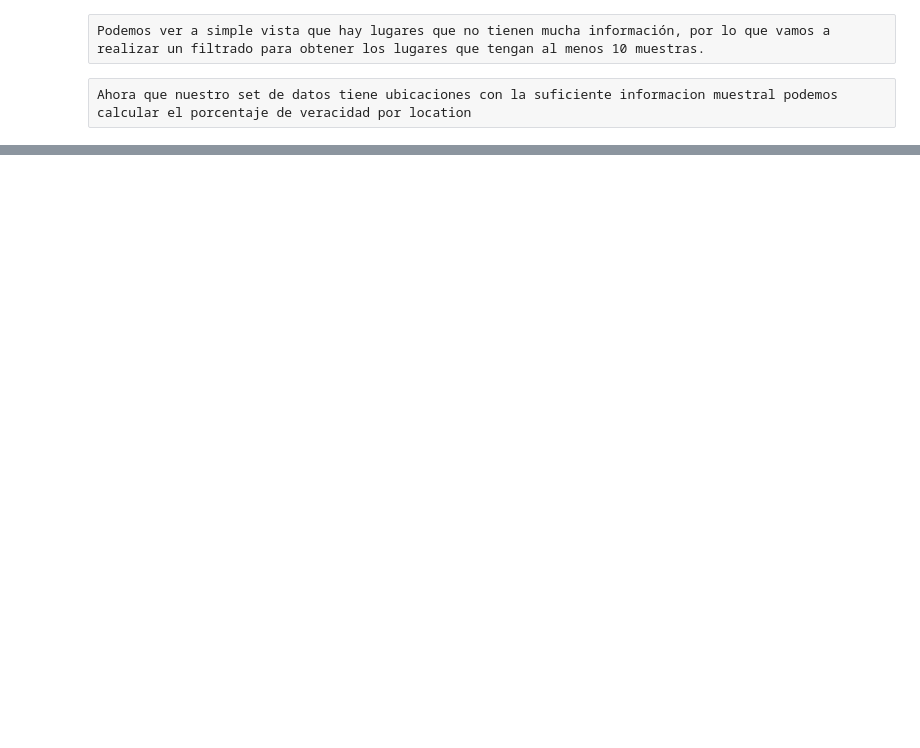
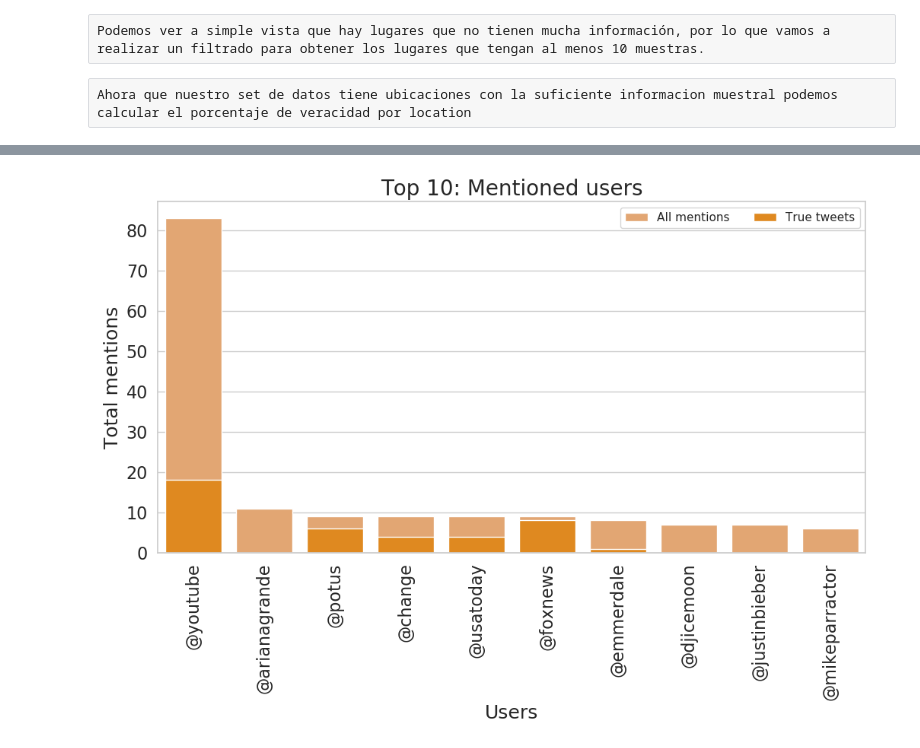
Before and after one commit to d-bizari/Organizacion-de-datos, a Jupyter notebook: TP1.ipynb, the cells around one changed output, grey strips where cells are left out. Saved outputs shown, nothing was run; the diff lists cells and outputs as text; code cells hidden in the pictures; blank space fills up the shorter version.

```diff
--- a/TP1.ipynb
+++ b/TP1.ipynb
@@ -351,15 +664,20 @@ topMentions.sort_values(ascending=True, inplace = True)
 # %%
 #Top 10 mentioned users barplot
-colors = {'@youtube': 'red','@arianagrande':'plum', '@justinbieber':'violet',\
-         '@potus':'limegreen', '@change':'yellow', '@usatoday':'steelblue',\
-         '@foxnews':'c', '@emmerdale':'silver', '@djicemoon':'skyblue', '@mikeparractor':'lightsalmon'}
-ax = sns.barplot(x = topMentions.index, y = topMentions, palette = colors);
+topMentions = usersDataFrame[usersDataFrame.occurrence > 5]
+topMentionUsers = topMentions.occurrence.nlargest(10).index
+
+ax = sns.barplot(x=topMentionUsers, y = topMentions.loc[topMentionUsers,'occurrence'],color='sandybrown',label='All mentions')
+sns.barplot(x=topMentionUsers, y = topMentions.loc[topMentionUsers,'target_sum'], color='darkorange',label='True tweets')
+
 ax.set_title('Top 10: Mentioned users', fontsize=20)
 ax.set_xlabel('Users', fontsize = 18)
 ax.set_ylabel('Total mentions', fontsize = 18)
 ax.set_xticklabels(ax.get_xticklabels(), rotation=90)
 ax.tick_params(axis="both", labelsize=16)
-ax.figure.set_size_inches(14, 8);
+ax.legend(ncol=2, loc='best', frameon=True);
+ax.figure.set_size_inches(12, 6);
+# %% [output]
+[figure, added]
 # %%
 #Building the hashtags df
 hashtagsDicc = {}
```
Also changed, not shown: parts of 74 cells of this notebook.
